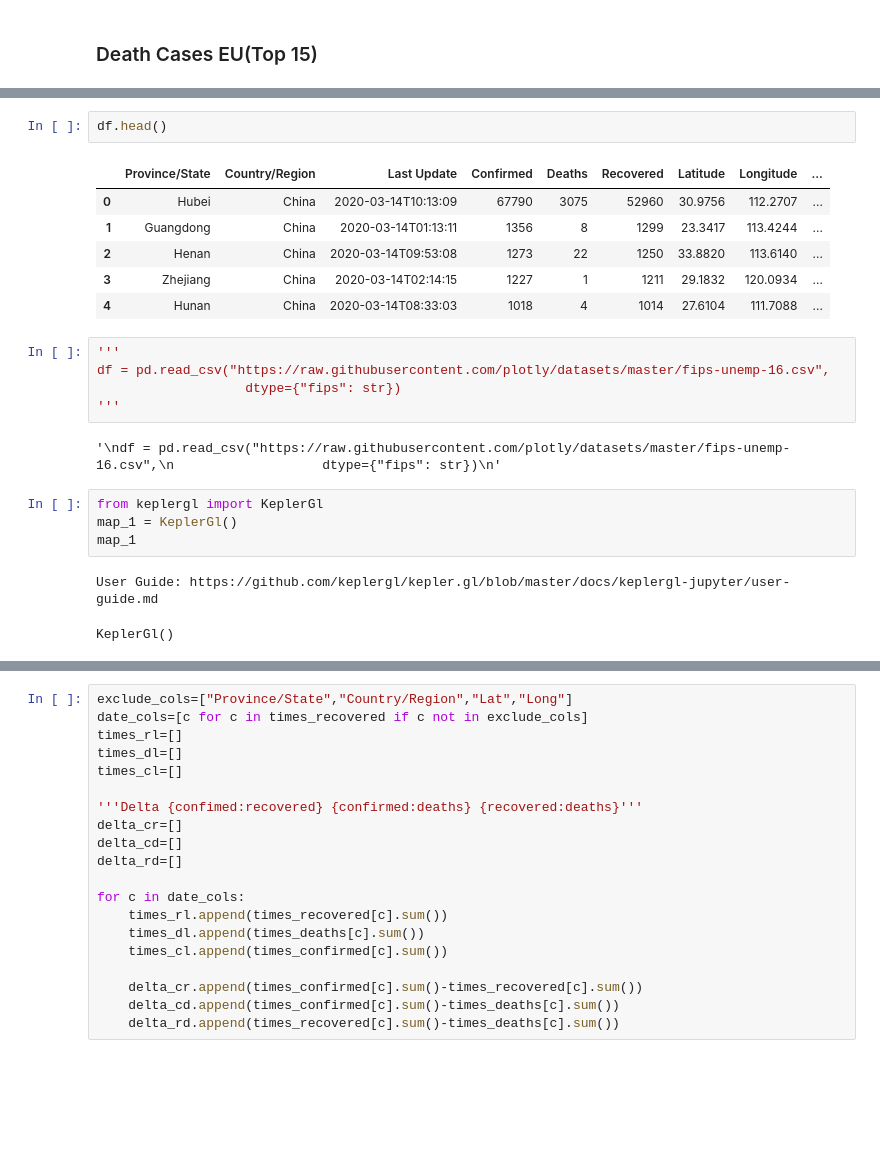
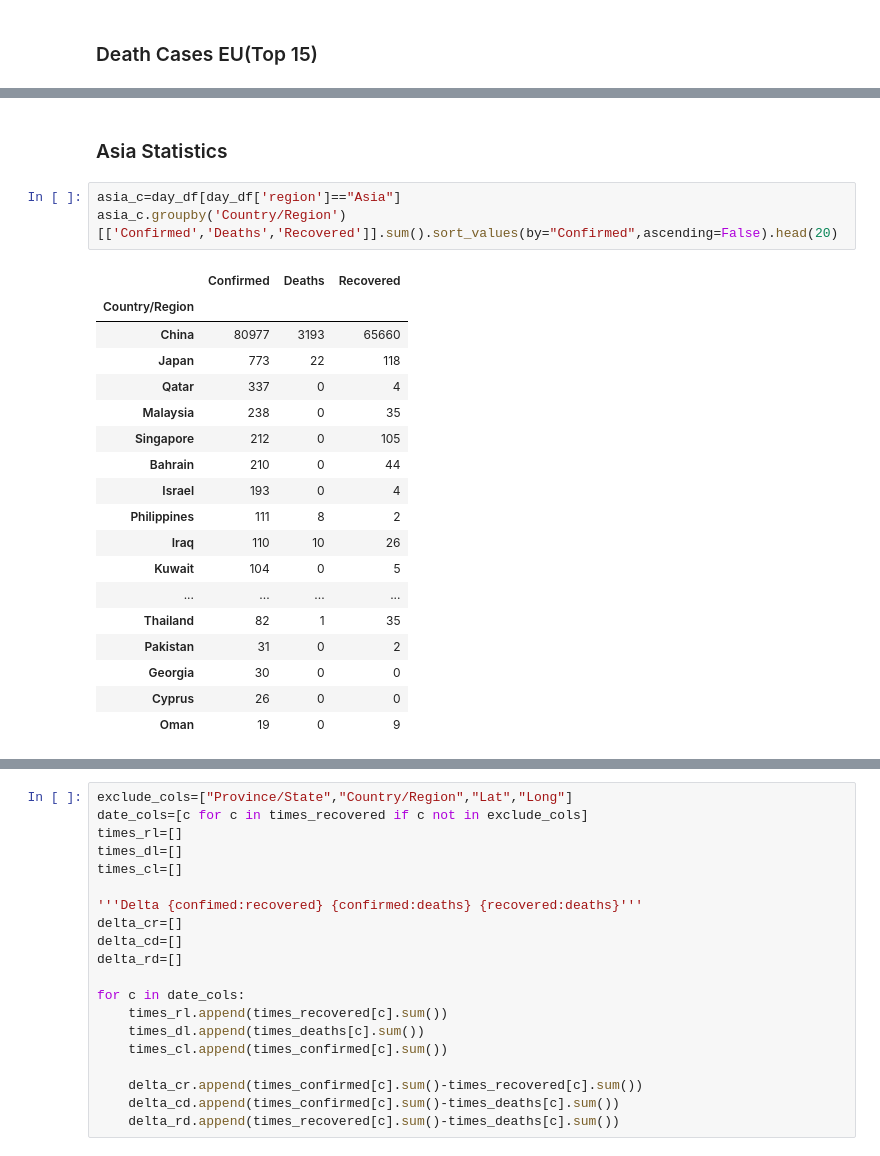
Before and after one commit to mpruna/COVID-19_Interactive, a Jupyter notebook: covid-19.ipynb, the cells around one changed output, grey strips where cells are left out. Cells and saved outputs as stored; diff of their text form; blank space fills up the shorter version.

```diff
--- a/covid-19.ipynb
+++ b/covid-19.ipynb
@@ -254,23 +237,24 @@ fig.show()
-# %%
-df.head()
-# %% [output]
-|  | Province/State | Country/Region | Last Update | Confirmed | Deaths | Recovered | Latitude | Longitude | ... |
-| 0 | Hubei | China | 2020-03-14T10:13:09 | 67790 | 3075 | 52960 | 30.9756 | 112.2707 | ... |
-| 1 | Guangdong | China | 2020-03-14T01:13:11 | 1356 | 8 | 1299 | 23.3417 | 113.4244 | ... |
-| 2 | Henan | China | 2020-03-14T09:53:08 | 1273 | 22 | 1250 | 33.8820 | 113.6140 | ... |
-| 3 | Zhejiang | China | 2020-03-14T02:14:15 | 1227 | 1 | 1211 | 29.1832 | 120.0934 | ... |
-| 4 | Hunan | China | 2020-03-14T08:33:03 | 1018 | 4 | 1014 | 27.6104 | 111.7088 | ... |
-# %%
-'''
-df = pd.read_csv("https://raw.githubusercontent.com/plotly/datasets/master/fips-unemp-16.csv",
-                   dtype={"fips": str})
-'''
-# %% [output]
-'\ndf = pd.read_csv("https://raw.githubusercontent.com/plotly/datasets/master/fips-unemp-16.csv",\n                   dtype={"fips": str})\n'
-# %%
-from keplergl import KeplerGl
-map_1 = KeplerGl()
-map_1
-# %% [output]
-User Guide: https://github.com/keplergl/kepler.gl/blob/master/docs/keplergl-jupyter/user-guide.md
-KeplerGl()
+# %% [markdown]
+### Asia Statistics
+# %%
+asia_c=day_df[day_df['region']=="Asia"]
+asia_c.groupby('Country/Region')[['Confirmed','Deaths','Recovered']].sum().sort_values(by="Confirmed",ascending=False).head(20)
+# %% [output]
+|  | Confirmed | Deaths | Recovered |
+| Country/Region |  |  |  |
+| China | 80977 | 3193 | 65660 |
+| Japan | 773 | 22 | 118 |
+| Qatar | 337 | 0 | 4 |
+| Malaysia | 238 | 0 | 35 |
+| Singapore | 212 | 0 | 105 |
+| Bahrain | 210 | 0 | 44 |
+| Israel | 193 | 0 | 4 |
+| Philippines | 111 | 8 | 2 |
+| Iraq | 110 | 10 | 26 |
+| Kuwait | 104 | 0 | 5 |
+| ... | ... | ... | ... |
+| Thailand | 82 | 1 | 35 |
+| Pakistan | 31 | 0 | 2 |
+| Georgia | 30 | 0 | 0 |
+| Cyprus | 26 | 0 | 0 |
+| Oman | 19 | 0 | 9 |
```
Also changed, not shown: parts of 22 cells of this notebook, 5 other files.
